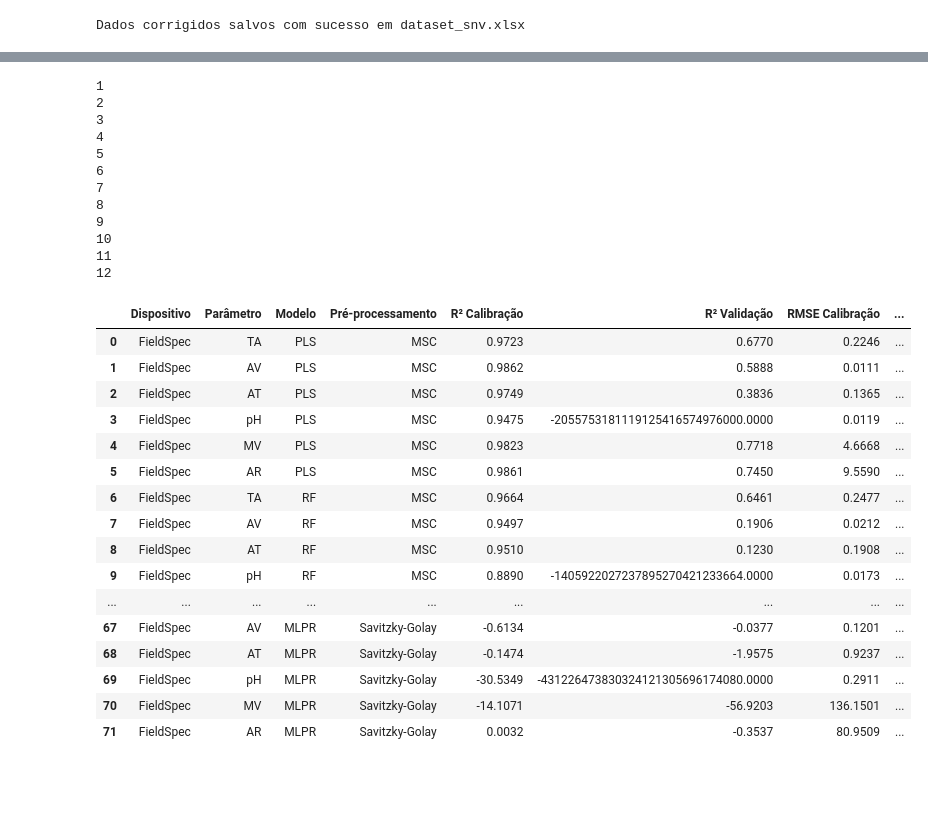
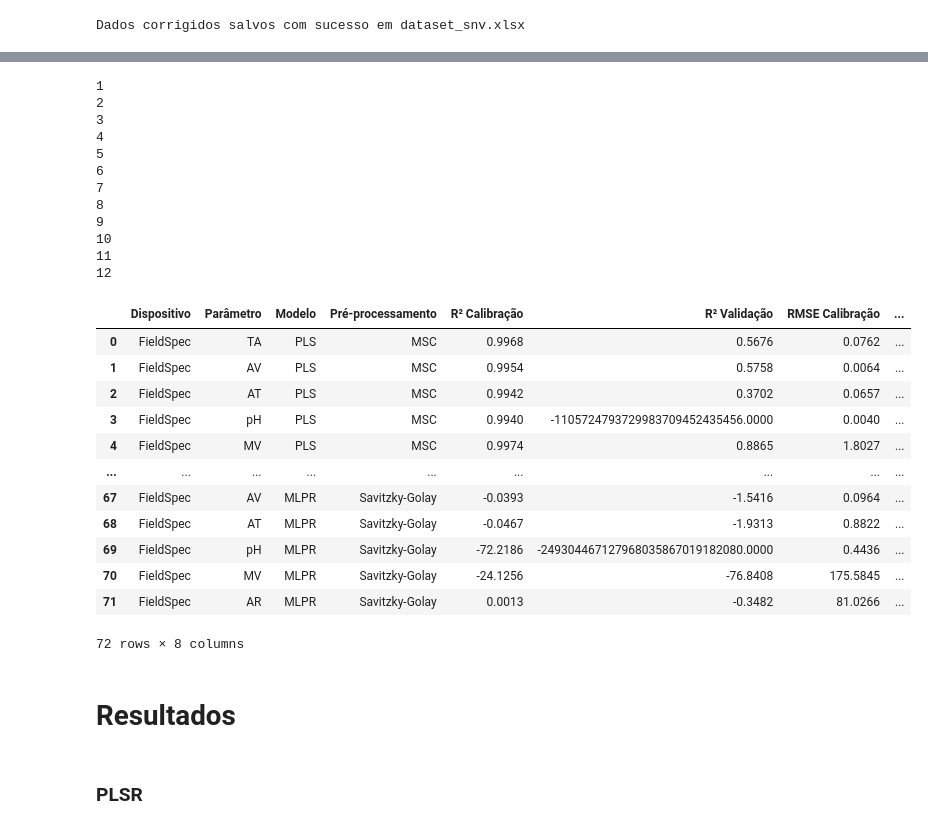
Before and after one commit to xndrxssx/field_spec_data_tests, a Jupyter notebook: field_spec_tanques_fermentacao.ipynb, the cells around one changed output, grey strips where cells are left out. Drawn from its saved outputs; the diff is of its cells as text; code cells hidden in the pictures; blank space fills up the shorter version.

```diff
--- a/field_spec_tanques_fermentacao.ipynb
+++ b/field_spec_tanques_fermentacao.ipynb
@@ -291,6 +289,5 @@ X = fs_df_final
 # %%
 from sklearn.cross_decomposition import PLSRegression
-#from sklearn.model_selection import cross_val_predict
 from sklearn.metrics import mean_squared_error, r2_score
 from sklearn.model_selection import train_test_split
 from sklearn.ensemble import RandomForestRegressor
@@ -298,9 +295,6 @@ from sklearn.neural_network import MLPRegressor
 import warnings
 warnings.filterwarnings('ignore')  # Ignora os avisos durante a execução
 
-# Lista de conjuntos de dados espectrais (X) e atributos de qualidade (Y) para cada dispositivo
-#X = fs_df_final
-#Y = fs_df_final[fs_params]
 
 # Lista de métodos de pré-processamento a serem aplicados
 pre_p = ["MSC", "RAW", "SNV", "Savitzky-Golay"]
@@ -335,7 +329,7 @@ for pre in pre_p:
 
 
             # Modelagem com PLSR
-            pls = PLSRegression(n_components=8)
+            pls = PLSRegression(n_components=13)
             pls.fit(x_tr, y_tr)
             y_pred = pls.predict(x_te)
             y_cal = pls.predict(x_tr)
@@ -424,7 +418,7 @@ for pre in pre_p:
         elif pre == "RAW":
             x_tr, x_te, y_tr, y_te = train_test_split(X, Y, test_size=0.3, random_state = 0)
 
-            pls = PLSRegression(n_components=8)
+            pls = PLSRegression(n_components=13)
             pls.fit(x_tr, y_tr)
             y_pred = pls.predict(x_te)
             y_cal = pls.predict(x_tr)
@@ -507,7 +501,7 @@ for pre in pre_p:
 
             x_tr, x_te, y_tr, y_te = train_test_split(x_p, Y, test_size=0.3, random_state = 0)
 
-            pls = PLSRegression(n_components=8)
+            pls = PLSRegression(n_components=13)
             pls.fit(x_tr, y_tr)
             y_pred = pls.predict(x_te)
             y_cal = pls.predict(x_tr)
@@ -589,7 +583,7 @@ for pre in pre_p:
 
             x_tr, x_te, y_tr, y_te = train_test_split(x_p, Y, test_size=0.3, random_state = 0)
 
-            pls = PLSRegression(n_components=8)
+            pls = PLSRegression(n_components=13)
             pls.fit(x_tr, y_tr)
             y_pred = pls.predict(x_te)
             y_cal = pls.predict(x_tr)
@@ -650,50 +644,47 @@ for pre in pre_p:
                 r2_cal = r2_score(y_tr.iloc[:, j], y_cal[:, j])
                 r2_pred = r2_score(y_te.iloc[:, j], y_pred[:, j])
                 rmse_cal = np.sqrt(mean_squared_error(y_tr.iloc[:, j], y_cal[:, j]))
                 rmse_pred = np.sqrt(mean_squared_error(y_te.iloc[:, j], y_pred[:, j]))
 
                 result_mlpr = [device[t], index_pr_name[j], "MLPR", pre, f"{r2_cal:.4f}", f"{r2_pred:.4f}", f"{rmse_cal:.4f}", f"{rmse_pred:.4f}"]
 
                 # Adiciona os resultados à lista temporária
                 mlpr_results.append(result_mlpr)
 
             # Converte a lista temporária em um DataFrame
             mlpr_df = pd.DataFrame(mlpr_results, columns=columns_r)
 
             # Concatena o DataFrame temporário aos resultados
             results = pd.concat([results, mlpr_df], ignore_index=True)
             print(12)
 # Exibe os resultados
+
+results
 # %% [output]
 1
 2
 3
 4
 5
 6
 7
 8
 9
 10
 11
 12
+|  | Dispositivo | Parâmetro | Modelo | Pré-processamento | R² Calibração | R² Validação | RMSE Calibração | ... |
+| 0 | FieldSpec | TA | PLS | MSC | 0.9968 | 0.5676 | 0.0762 | ... |
+| 1 | FieldSpec | AV | PLS | MSC | 0.9954 | 0.5758 | 0.0064 | ... |
+| 2 | FieldSpec | AT | PLS | MSC | 0.9942 | 0.3702 | 0.0657 | ... |
+| 3 | FieldSpec | pH | PLS | MSC | 0.9940 | -1105724793729983709452435456.0000 | 0.0040 | ... |
+| 4 | FieldSpec | MV | PLS | MSC | 0.9974 | 0.8865 | 1.8027 | ... |
+| ... | ... | ... | ... | ... | ... | ... | ... | ... |
+| 67 | FieldSpec | AV | MLPR | Savitzky-Golay | -0.0393 | -1.5416 | 0.0964 | ... |
+| 68 | FieldSpec | AT | MLPR | Savitzky-Golay | -0.0467 | -1.9313 | 0.8822 | ... |
+| 69 | FieldSpec | pH | MLPR | Savitzky-Golay | -72.2186 | -249304467127968035867019182080.0000 | 0.4436 | ... |
+| 70 | FieldSpec | MV | MLPR | Savitzky-Golay | -24.1256 | -76.8408 | 175.5845 | ... |
+| 71 | FieldSpec | AR | MLPR | Savitzky-Golay | 0.0013 | -0.3482 | 81.0266 | ... |
+72 rows × 8 columns
-# %%
-results
-# %% [output]
-|  | Dispositivo | Parâmetro | Modelo | Pré-processamento | R² Calibração | R² Validação | RMSE Calibração | ... |
-| 0 | FieldSpec | TA | PLS | MSC | 0.9723 | 0.6770 | 0.2246 | ... |
-| 1 | FieldSpec | AV | PLS | MSC | 0.9862 | 0.5888 | 0.0111 | ... |
-| 2 | FieldSpec | AT | PLS | MSC | 0.9749 | 0.3836 | 0.1365 | ... |
-| 3 | FieldSpec | pH | PLS | MSC | 0.9475 | -2055753181119125416574976000.0000 | 0.0119 | ... |
-| 4 | FieldSpec | MV | PLS | MSC | 0.9823 | 0.7718 | 4.6668 | ... |
-| 5 | FieldSpec | AR | PLS | MSC | 0.9861 | 0.7450 | 9.5590 | ... |
-| 6 | FieldSpec | TA | RF | MSC | 0.9664 | 0.6461 | 0.2477 | ... |
-| 7 | FieldSpec | AV | RF | MSC | 0.9497 | 0.1906 | 0.0212 | ... |
-| 8 | FieldSpec | AT | RF | MSC | 0.9510 | 0.1230 | 0.1908 | ... |
-| 9 | FieldSpec | pH | RF | MSC | 0.8890 | -1405922027237895270421233664.0000 | 0.0173 | ... |
-| ... | ... | ... | ... | ... | ... | ... | ... | ... |
-| 67 | FieldSpec | AV | MLPR | Savitzky-Golay | -0.6134 | -0.0377 | 0.1201 | ... |
-| 68 | FieldSpec | AT | MLPR | Savitzky-Golay | -0.1474 | -1.9575 | 0.9237 | ... |
-| 69 | FieldSpec | pH | MLPR | Savitzky-Golay | -30.5349 | -431226473830324121305696174080.0000 | 0.2911 | ... |
-| 70 | FieldSpec | MV | MLPR | Savitzky-Golay | -14.1071 | -56.9203 | 136.1501 | ... |
-| 71 | FieldSpec | AR | MLPR | Savitzky-Golay | 0.0032 | -0.3537 | 80.9509 | ... |
+# %% [markdown]
+# Resultados
@@ -699,0 +728,2 @@ results
+# %% [markdown]
+### PLSR
```
Also changed, not shown: parts of 29 cells of this notebook, 6 other files.
